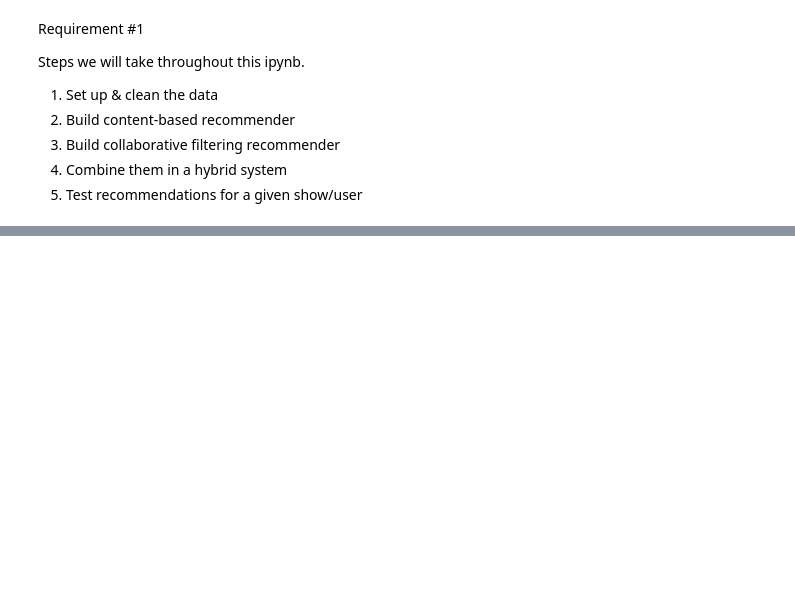
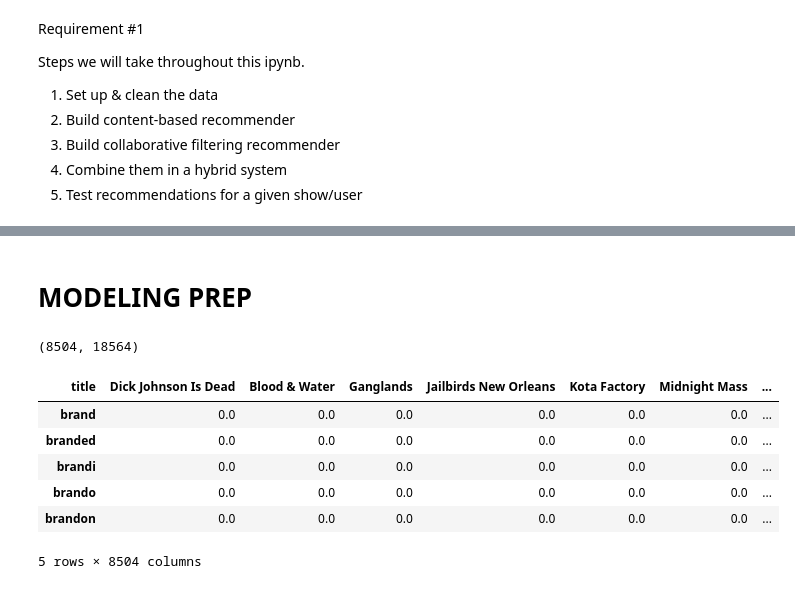
Before and after one commit to madierickson/IntexData, a Jupyter notebook: Recommender_ShowDetailsPage.ipynb, the cells around one changed output, grey strips where cells are left out. Drawn from its saved outputs; the diff is of its cells as text; code cells hidden in the pictures; blank space fills up the shorter version.

```diff
--- a/Recommender_ShowDetailsPage.ipynb
+++ b/Recommender_ShowDetailsPage.ipynb
@@ -46,0 +114,29 @@ movies_df['content'] = (
+# %% [markdown]
+# MODELING PREP
+# %%
+from sklearn.feature_extraction.text import TfidfVectorizer
+
+# Create TF-IDF vectorizer and remove stopwords
+tfidf = TfidfVectorizer(stop_words='english')
+
+# Fit and transform the 'description' field
+tfidf_matrix = tfidf.fit_transform(df['description'])
+
+# Shape of the matrix (shows x unique words)
+print(tfidf_matrix.shape)
+# %% [output]
+(8504, 18564)
+# %%
+df_tfidf = pd.DataFrame(tfidf_matrix.T.todense(),
+                        index=tfidf.get_feature_names_out(),
+                        columns=df['title'])
+
+df_tfidf.iloc[2221:2226]
+# %% [output]
+| title | Dick Johnson Is Dead | Blood & Water | Ganglands | Jailbirds New Orleans | Kota Factory | Midnight Mass | ... |
+| brand | 0.0 | 0.0 | 0.0 | 0.0 | 0.0 | 0.0 | ... |
+| branded | 0.0 | 0.0 | 0.0 | 0.0 | 0.0 | 0.0 | ... |
+| brandi | 0.0 | 0.0 | 0.0 | 0.0 | 0.0 | 0.0 | ... |
+| brando | 0.0 | 0.0 | 0.0 | 0.0 | 0.0 | 0.0 | ... |
+| brandon | 0.0 | 0.0 | 0.0 | 0.0 | 0.0 | 0.0 | ... |
+5 rows × 8504 columns
```
Also changed, not shown: parts of 12 cells of this notebook.
